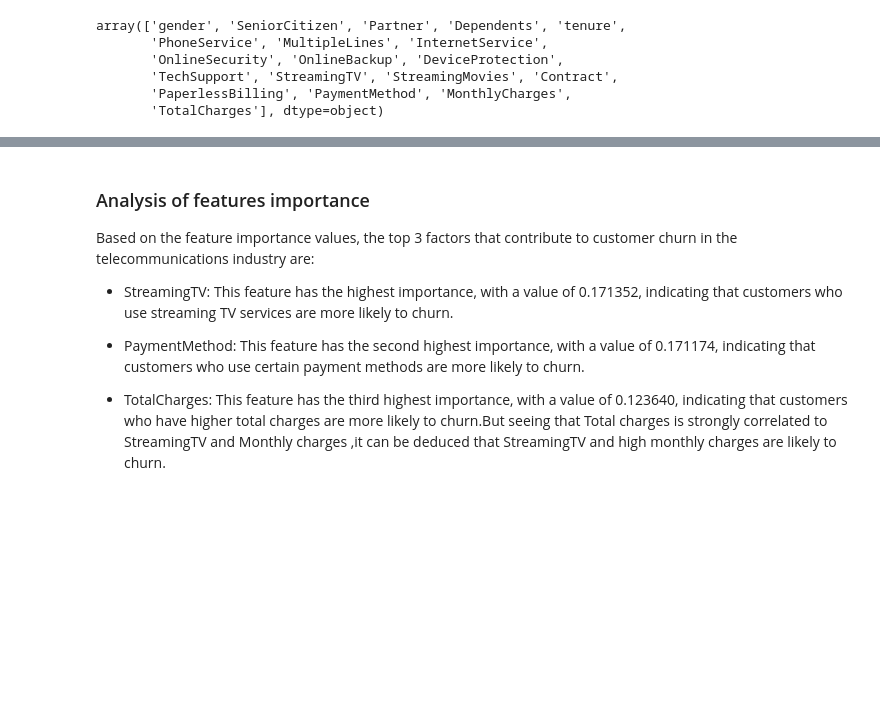
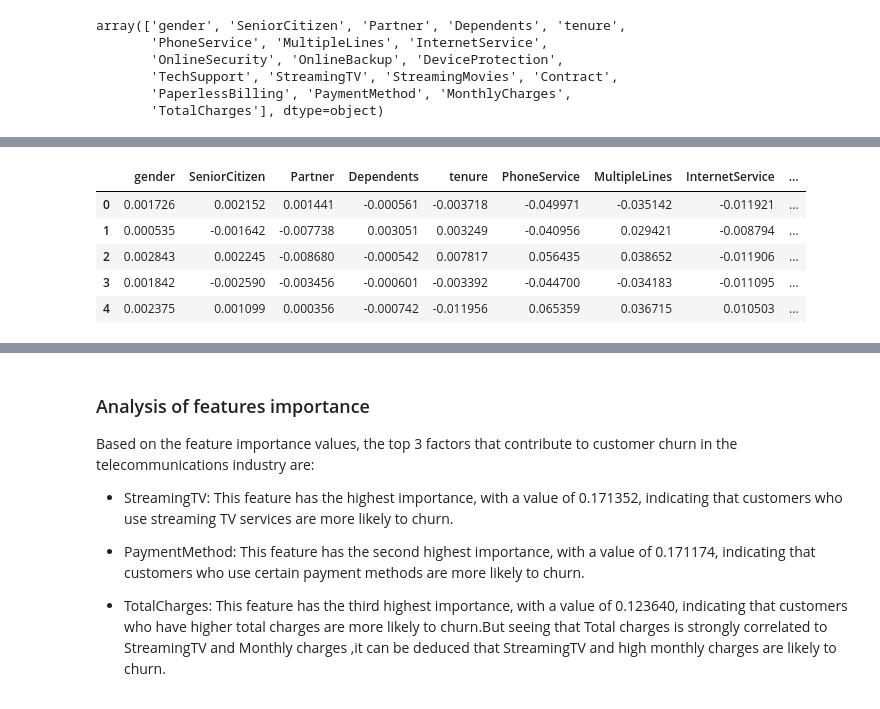
Before and after one commit to ADEYEMIBolaji/customer-churn-2, a Jupyter notebook: customer-churn-2.ipynb, the cells around one changed output, grey strips where cells are left out. Cells and saved outputs as stored; diff of their text form; code cells hidden in the pictures; blank space fills up the shorter version.

```diff
--- a/customer-churn-2.ipynb
+++ b/customer-churn-2.ipynb
@@ -1127,0 +1193,12 @@ feat_imp.sort_values('feat_imp',ascending=False).head(10).plot.bar();
+# %%
+# for the positive case (that is, class 1, diabetic)
+shap_values_df = pd.DataFrame(shap_values[1],columns=column_names)
+# %%
+shap_values_df.head()
+# %% [output]
+|  | gender | SeniorCitizen | Partner | Dependents | tenure | PhoneService | MultipleLines | InternetService | ... |
+| 0 | 0.001726 | 0.002152 | 0.001441 | -0.000561 | -0.003718 | -0.049971 | -0.035142 | -0.011921 | ... |
+| 1 | 0.000535 | -0.001642 | -0.007738 | 0.003051 | 0.003249 | -0.040956 | 0.029421 | -0.008794 | ... |
+| 2 | 0.002843 | 0.002245 | -0.008680 | -0.000542 | 0.007817 | 0.056435 | 0.038652 | -0.011906 | ... |
+| 3 | 0.001842 | -0.002590 | -0.003456 | -0.000601 | -0.003392 | -0.044700 | -0.034183 | -0.011095 | ... |
+| 4 | 0.002375 | 0.001099 | 0.000356 | -0.000742 | -0.011956 | 0.065359 | 0.036715 | 0.010503 | ... |
```
Also changed, not shown: parts of 35 cells of this notebook.
